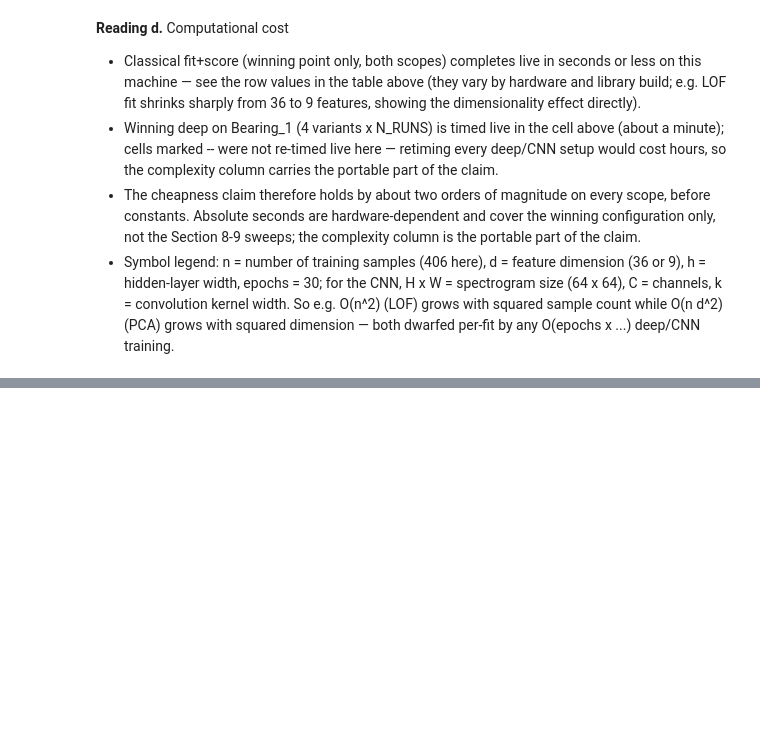
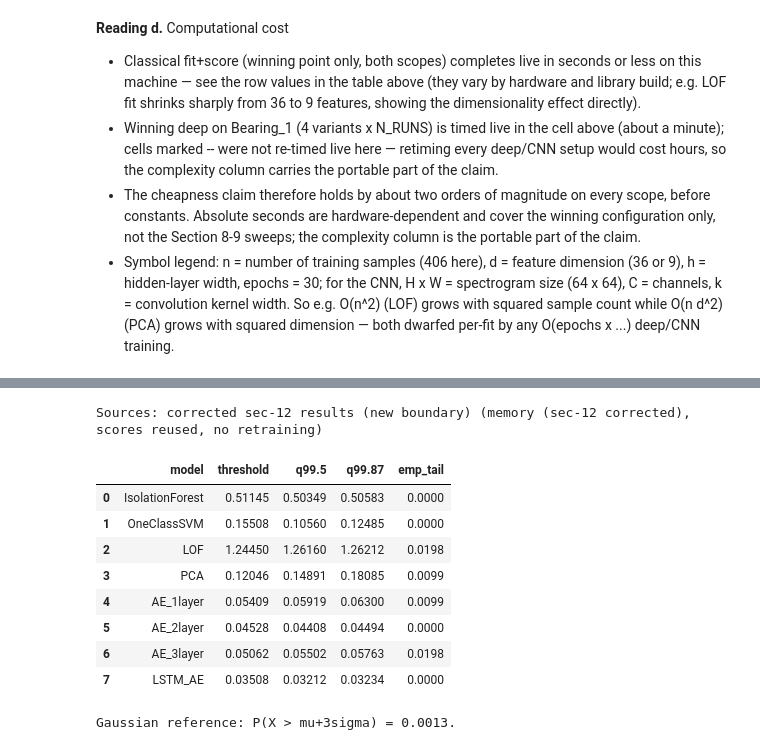
Before and after one commit to maidabiber/anomaly-detection-thesis, a Jupyter notebook: notebooks/analyze_2nd_test.ipynb, the cells around one changed output, grey strips where cells are left out. Saved outputs shown, nothing was run; the diff lists cells and outputs as text; code cells hidden in the pictures; blank space fills up the shorter version.

```diff
--- a/notebooks/analyze_2nd_test.ipynb
+++ b/notebooks/analyze_2nd_test.ipynb
@@ -1942,0 +1948,37 @@ Reading: classical fit+score completes in ~2s for both scopes combined; each dee
+# %%
+import numpy as np, pandas as pd
+import src.config as config
+from src.cache import load as _cle
+try:
+    _cl_e = winning_results_corrected
+    _dp_e = deep_results_corrected
+    _src_e = 'memory (sec-12 corrected)'
+except NameError:
+    raise RuntimeError('Run the sec-12 a/b cells first (winning_results_corrected, deep_results_corrected) — e must use the corrected boundary, not the old cache.')
+print(f"Sources: corrected sec-12 results (new boundary) ({_src_e}, scores reused, no retraining)")
+rows_e = []
+for _n, _r in _cl_e.items():
+    _v = np.asarray(_r['val_scores']); _t = float(_r['threshold'])
+    rows_e.append({'model': _n, 'threshold': round(_t, 5),
+        'q99.5': round(float(np.percentile(_v, 99.5)), 5), 'q99.87': round(float(np.percentile(_v, 99.87)), 5),
+        'emp_tail': round(float((_v > _t).mean()), 4)})
+for _n in ['AE_1layer', 'AE_2layer', 'AE_3layer', 'LSTM_AE']:
+    _r = _dp_e[_n]
+    _v = np.asarray(_r['val_scores']); _t = float(_r['threshold'])
+    rows_e.append({'model': _n, 'threshold': round(_t, 5),
+        'q99.5': round(float(np.percentile(_v, 99.5)), 5), 'q99.87': round(float(np.percentile(_v, 99.87)), 5),
+        'emp_tail': round(float((_v > _t).mean()), 4)})
+display(pd.DataFrame(rows_e))
+print('Gaussian reference: P(X > mu+3sigma) = 0.0013.')
+# %% [output]
+Sources: corrected sec-12 results (new boundary) (memory (sec-12 corrected), scores reused, no retraining)
+|  | model | threshold | q99.5 | q99.87 | emp_tail |
+| 0 | IsolationForest | 0.51145 | 0.50349 | 0.50583 | 0.0000 |
+| 1 | OneClassSVM | 0.15508 | 0.10560 | 0.12485 | 0.0000 |
+| 2 | LOF | 1.24450 | 1.26160 | 1.26212 | 0.0198 |
+| 3 | PCA | 0.12046 | 0.14891 | 0.18085 | 0.0099 |
+| 4 | AE_1layer | 0.05409 | 0.05919 | 0.06300 | 0.0099 |
+| 5 | AE_2layer | 0.04528 | 0.04408 | 0.04494 | 0.0000 |
+| 6 | AE_3layer | 0.05062 | 0.05502 | 0.05763 | 0.0198 |
+| 7 | LSTM_AE | 0.03508 | 0.03212 | 0.03234 | 0.0000 |
+Gaussian reference: P(X > mu+3sigma) = 0.0013.
```
Also changed, not shown: parts of 10 cells of this notebook.
